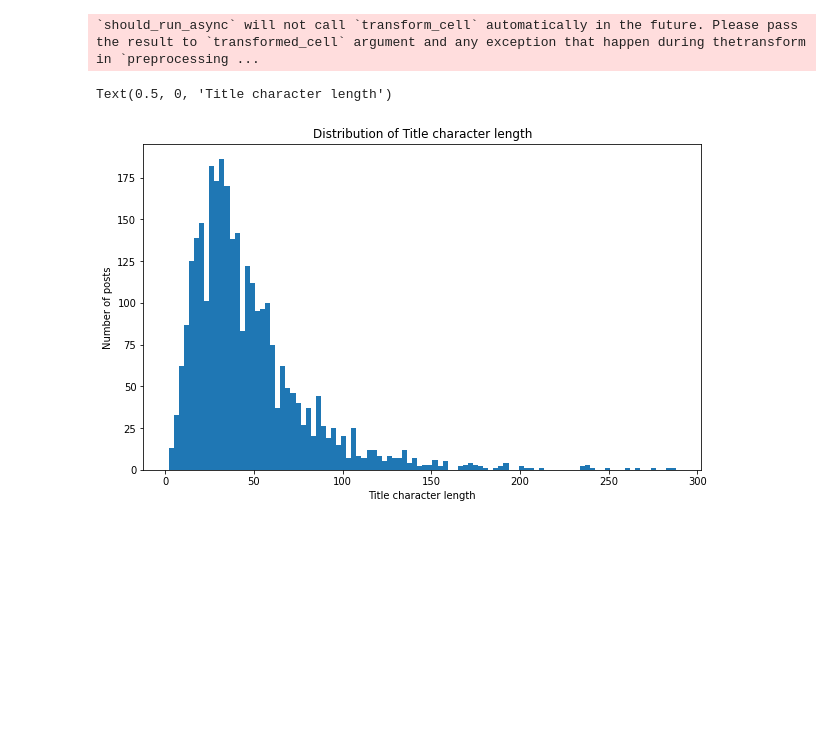
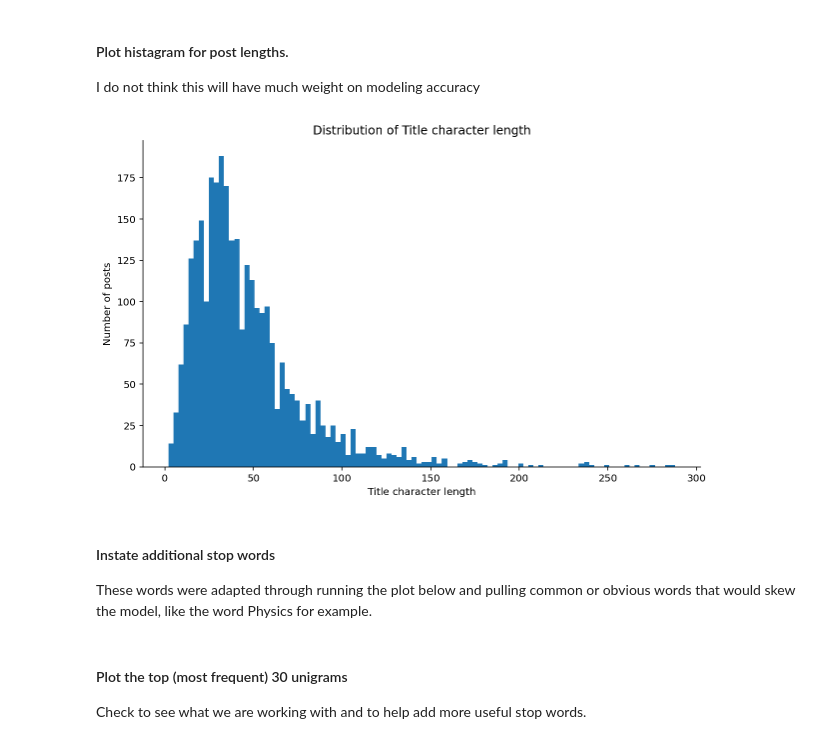
Before and after one commit to soulclimberchick/Publication-Topic-Classification, a Jupyter notebook: Physics processing.ipynb, the cells around one changed output. Saved outputs shown, nothing was run; the diff lists cells and outputs as text; code cells hidden in the pictures; blank space fills up the shorter version.

```diff
--- a/Physics processing.ipynb
+++ b/Physics processing.ipynb
@@ -49,12 +52,16 @@ Name: title, Length: 3038, dtype: int64
+# %% [markdown]
+#### Plot histagram for post lengths.
+I do not think this will have much weight on modeling accuracy
 # %%
 plt.figure(figsize=(10,6))
 post_len = phys_df['title'].str.len()
 plt.hist(post_len, bins = 100)
 plt.title('Distribution of Title character length')
 plt.ylabel('Number of posts')
 plt.xlabel('Title character length')
-# sns.despine();
+sns.despine();
 # %% [output]
-`should_run_async` will not call `transform_cell` automatically in the future. Please pass the result to `transformed_cell` argument and any exception that happen during thetransform in `preprocessing ...
-Text(0.5, 0, 'Title character length')
-[figure, old version]
+[figure, new version]
+# %% [markdown]
+#### Instate additional stop words
+These words were adapted through running the plot below and pulling common or obvious words that would skew the model, like the word Physics for example.
@@ -61 +79,4 @@ Text(0.5, 0, 'Title character length')
+# %% [markdown]
+#### Plot the top (most frequent) 30 unigrams
+Check to see what we are working with and to help add more useful stop words.
 # %%
```
Also changed, not shown: parts of 13 cells of this notebook, 8 other files.
